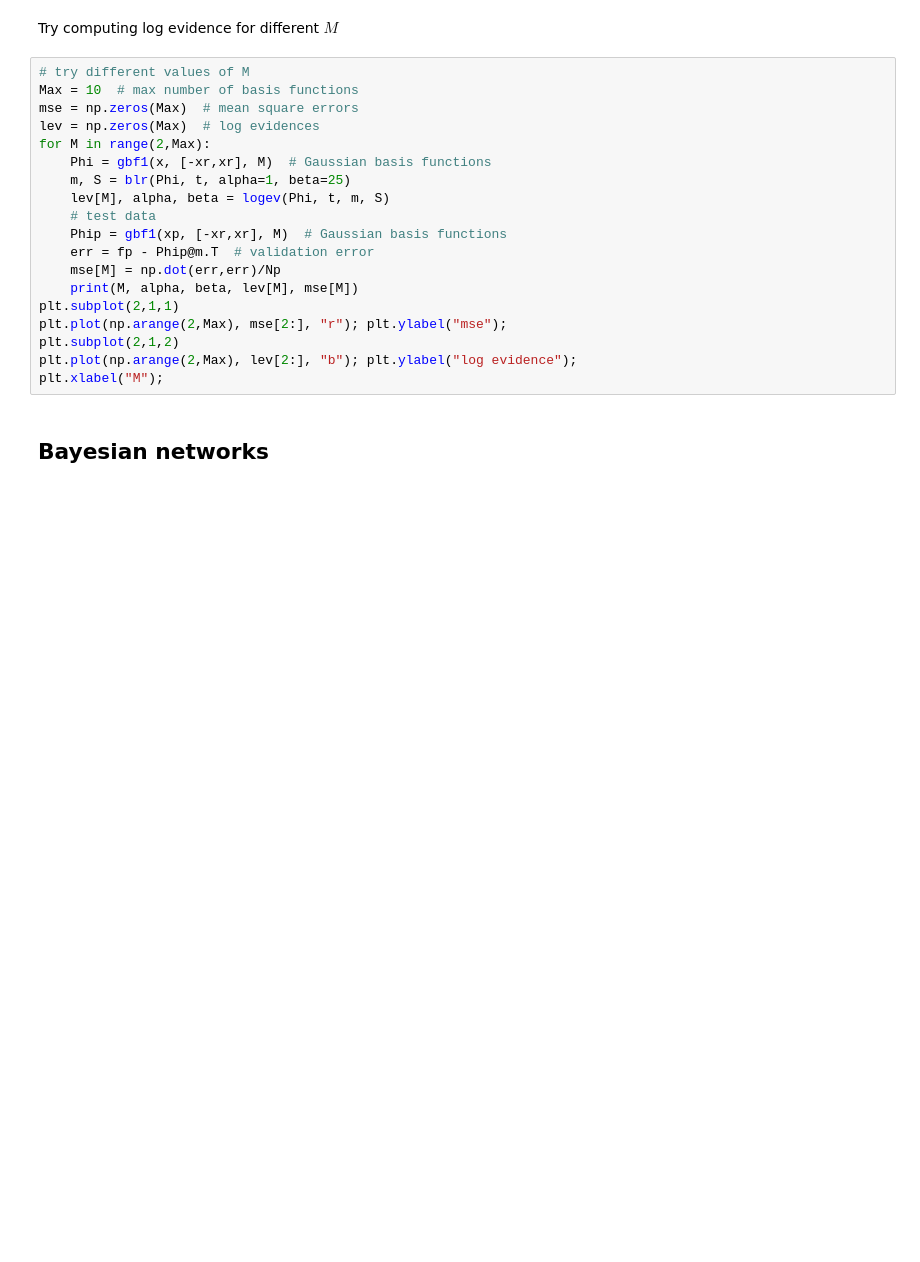
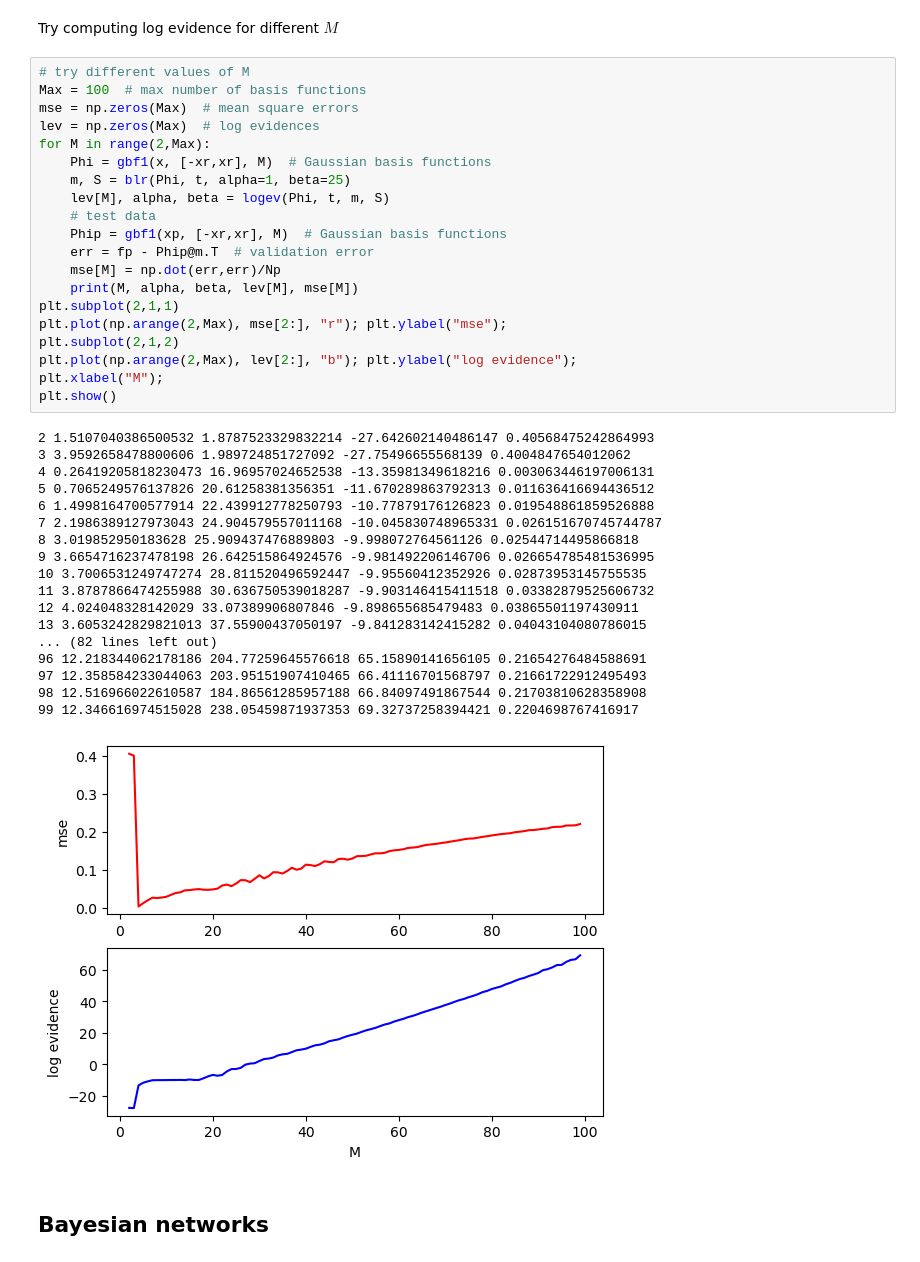
Before and after one commit to bachnguyenTE/BrainComputation, a Jupyter notebook: Bayesian.ipynb, the cells around one changed output. Cells and saved outputs as stored; diff of their text form; blank space fills up the shorter version.

```diff
--- a/Bayesian.ipynb
+++ b/Bayesian.ipynb
@@ -460,23 +505,43 @@ def logev(X, t, m, S):
 Try computing log evidence for different $M$
 # %%
 # try different values of M
-Max = 10  # max number of basis functions
+Max = 100  # max number of basis functions
 mse = np.zeros(Max)  # mean square errors
 lev = np.zeros(Max)  # log evidences
 for M in range(2,Max):
     Phi = gbf1(x, [-xr,xr], M)  # Gaussian basis functions
     m, S = blr(Phi, t, alpha=1, beta=25)
     lev[M], alpha, beta = logev(Phi, t, m, S)
     # test data
     Phip = gbf1(xp, [-xr,xr], M)  # Gaussian basis functions
     err = fp - Phip@m.T  # validation error
     mse[M] = np.dot(err,err)/Np
     print(M, alpha, beta, lev[M], mse[M])
 plt.subplot(2,1,1)
 plt.plot(np.arange(2,Max), mse[2:], "r"); plt.ylabel("mse");
 plt.subplot(2,1,2)
 plt.plot(np.arange(2,Max), lev[2:], "b"); plt.ylabel("log evidence");
 plt.xlabel("M");
+plt.show()
+# %% [output]
+2 1.5107040386500532 1.8787523329832214 -27.642602140486147 0.40568475242864993
+3 3.9592658478800606 1.989724851727092 -27.75496655568139 0.4004847654012062
+4 0.26419205818230473 16.96957024652538 -13.35981349618216 0.003063446197006131
+5 0.7065249576137826 20.61258381356351 -11.670289863792313 0.011636416694436512
+6 1.4998164700577914 22.439912778250793 -10.77879176126823 0.019548861859526888
+7 2.1986389127973043 24.904579557011168 -10.045830748965331 0.026151670745744787
+8 3.019852950183628 25.909437476889803 -9.998072764561126 0.02544714495866818
+9 3.6654716237478198 26.642515864924576 -9.981492206146706 0.026654785481536995
+10 3.7006531249747274 28.811520496592447 -9.95560412352926 0.02873953145755535
+11 3.8787866474255988 30.636750539018287 -9.903146415411518 0.03382879525606732
+12 4.024048328142029 33.07389906807846 -9.898655685479483 0.03865501197430911
+13 3.6053242829821013 37.55900437050197 -9.841283142415282 0.04043104080786015
+... (82 lines left out)
+96 12.218344062178186 204.77259645576618 65.15890141656105 0.21654276484588691
+97 12.358584233044063 203.95151907410465 66.41116701568797 0.21661722912495493
+98 12.516966022610587 184.86561285957188 66.84097491867544 0.21703810628358908
+99 12.346616974515028 238.05459871937353 69.32737258394421 0.2204698767416917
+[figure, added]
 # %% [markdown]
 ## Bayesian networks
 # %% [markdown]
```
Also changed, not shown: parts of 14 cells of this notebook, 2 other files.
